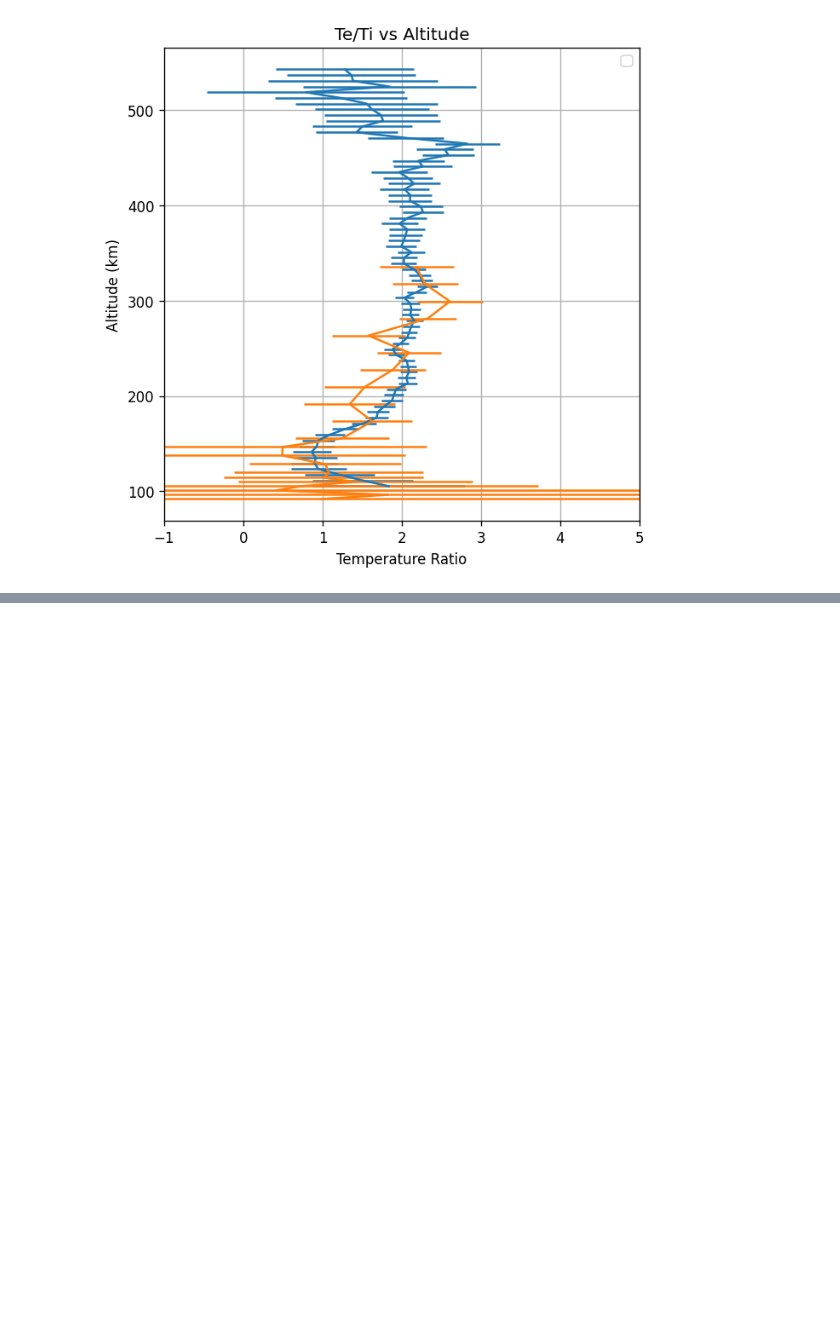
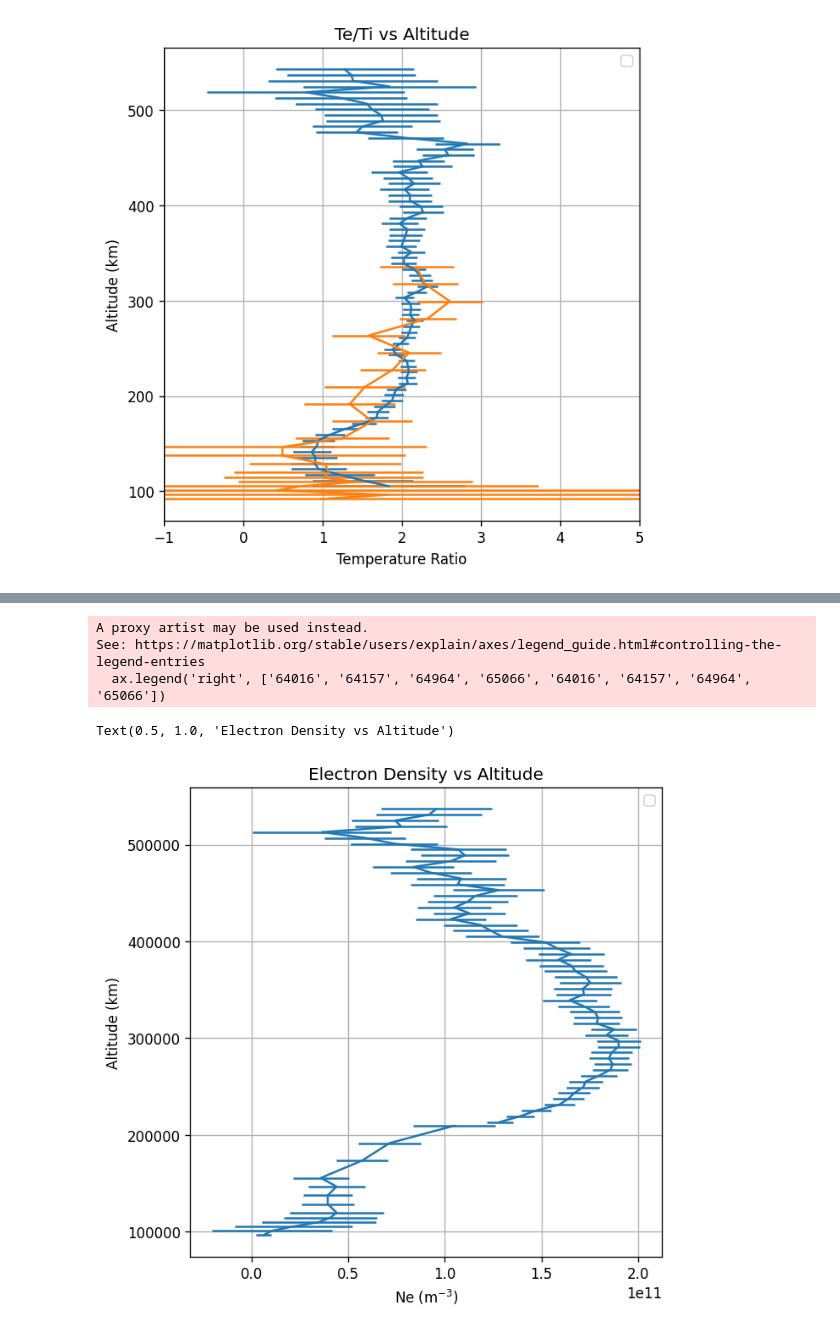
Before and after one commit to xXallisonXx/ISR2025_group5, a Jupyter notebook: Ne_vs_alt.ipynb, the cells around one changed output, grey strips where cells are left out. Drawn from its saved outputs; the diff is of its cells as text; code cells hidden in the pictures; blank space fills up the shorter version.

Commit message:
stithes together F (ac) and E (lp) regions

```diff
--- a/Ne_vs_alt.ipynb
+++ b/Ne_vs_alt.ipynb
@@ -115,7 +115,7 @@ with h5py.File(outfilename,'r') as f:
         # outdct['time'] = [datetime.fromtimestamp(t, UTC) for t in tstmp]
         PFISR_data_E.append(outdct)
 
-for i,d in enumerate(PFISR_data):
+for i,d in enumerate(PFISR_data_E):
     print(d['bid'],d['azm'],d['elm'])
 
 fileList = maddat.getExperimentFiles(expList[0].id)
@@ -333,4 +338,71 @@ See: https://matplotlib.org/stable/users/explain/axes/legend_guide.html#controll
 (-1.0, 5.0)
 [figure]
 # %%
-# stitch together data
+# stitch together data from 0-200km for AC and 200-550km for long pulse
+
+# Download a specific file from the experiment
+
+beam_index = 0
+time_index = 0
+
+fig,ax = plt.subplots(1,1, figsize=(6,6), dpi=120)
+
+stitched_data = []
+stitched_alt = []
+stitched_err = []
+
+
+# -- Get lp data above 200km
+for i, beam_data in enumerate(PFISR_data_F):
+
+    if i == beam_index:
+
+        print("Long pulse")
+
+        index_200km_lp = np.argmin(np.abs(beam_data['altitude']-200000)) +2
+
+        print(np.size(beam_data['ne'], 0) - index_200km_lp )
+
+        stitched_data = beam_data['ne'][index_200km_lp:-1, :]
+        stitched_alt = beam_data['altitude'][index_200km_lp:-1]
+        stitched_err = beam_data['dne'][index_200km_lp:-1,:]
+
+        print(np.shape(stitched_data))
+        print(np.shape(stitched_alt))
+        print(np.shape(stitched_err))
+
+
+# -- Get ac data below 200km
+for i, beam_data in enumerate(PFISR_data_E):
+
+    if i == beam_index:
+
+        print("AC pulse")
+
+        index_200km_ac = np.argmin(np.abs(beam_data['altitude']-200000)) + 2
+
+        for j in range(np.size(beam_data['ne'][1:index_200km_ac, :], 0)): # for all times
+            time_slice = np.array(beam_data['ne'][j, :])
+            time_slice = np.resize(time_slice, (1, 6))
+            err_slice = np.array(beam_data['dne'][j, :])
+            err_slice = np.resize(err_slice, (1, 6))
+            stitched_data = np.append(stitched_data, time_slice, axis=0)
+            stitched_err = np.append(stitched_err, err_slice, axis=0)
+        stitched_alt = np.append(stitched_alt, beam_data['altitude'][1:index_200km_ac])
+
+
+        print(np.shape(stitched_data))
+        print(np.shape(stitched_alt))
+        print(np.shape(stitched_err))
+
+ax.errorbar(stitched_data[:, time_index], stitched_alt, xerr=stitched_err[:, time_index], label=f"Vertical ({beam_data['elm']}\u00b0 el)")
+
+ax.legend('right', ['64016', '64157', '64964', '65066', '64016', '64157', '64964', '65066'])
+
+ax.set_xlabel('Ne (m$^{-3}$)')
+ax.set_ylabel('Altitude (km)')
+ax.grid()
+ax.set_title('Electron Density vs Altitude')
+# ax.set_ylim(80000, 500000)
+# ax.set_xlim(-1e11, 1e12)
+# %% [output]
@@ -336,0 +418,5 @@ See: https://matplotlib.org/stable/users/explain/axes/legend_guide.html#controll
+A proxy artist may be used instead.
+See: https://matplotlib.org/stable/users/explain/axes/legend_guide.html#controlling-the-legend-entries
+  ax.legend('right', ['64016', '64157', '64964', '65066', '64016', '64157', '64964', '65066'])
+Text(0.5, 1.0, 'Electron Density vs Altitude')
+[figure, added]
```
Also changed, not shown: parts of 2 cells of this notebook.
